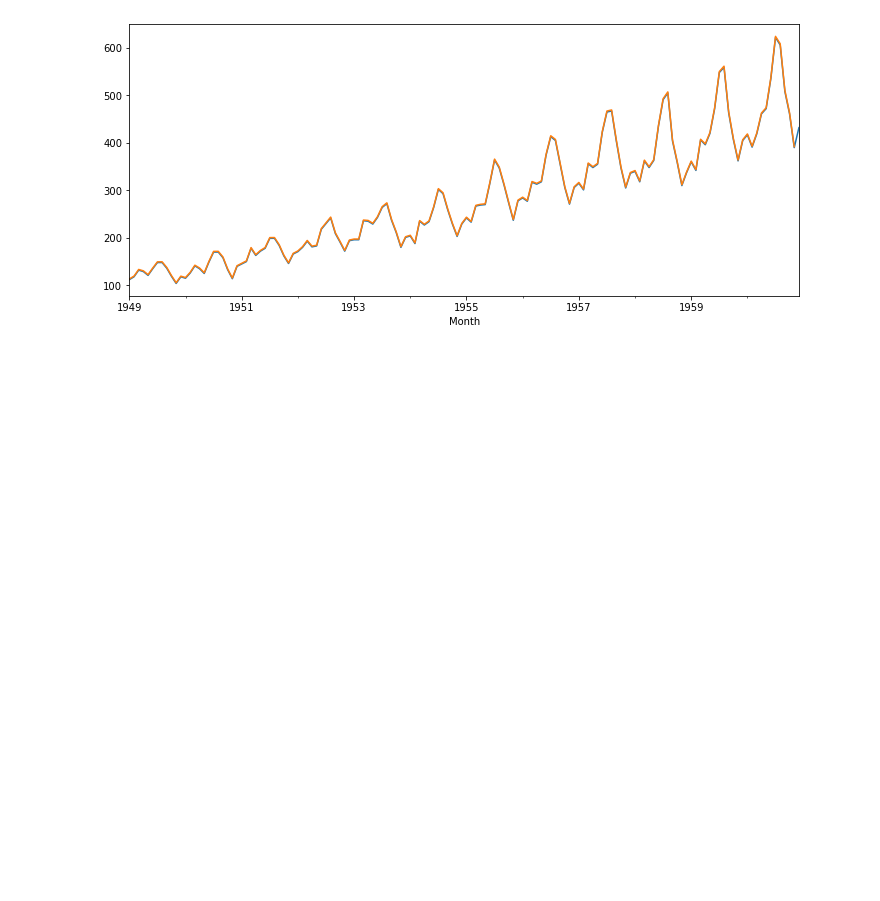
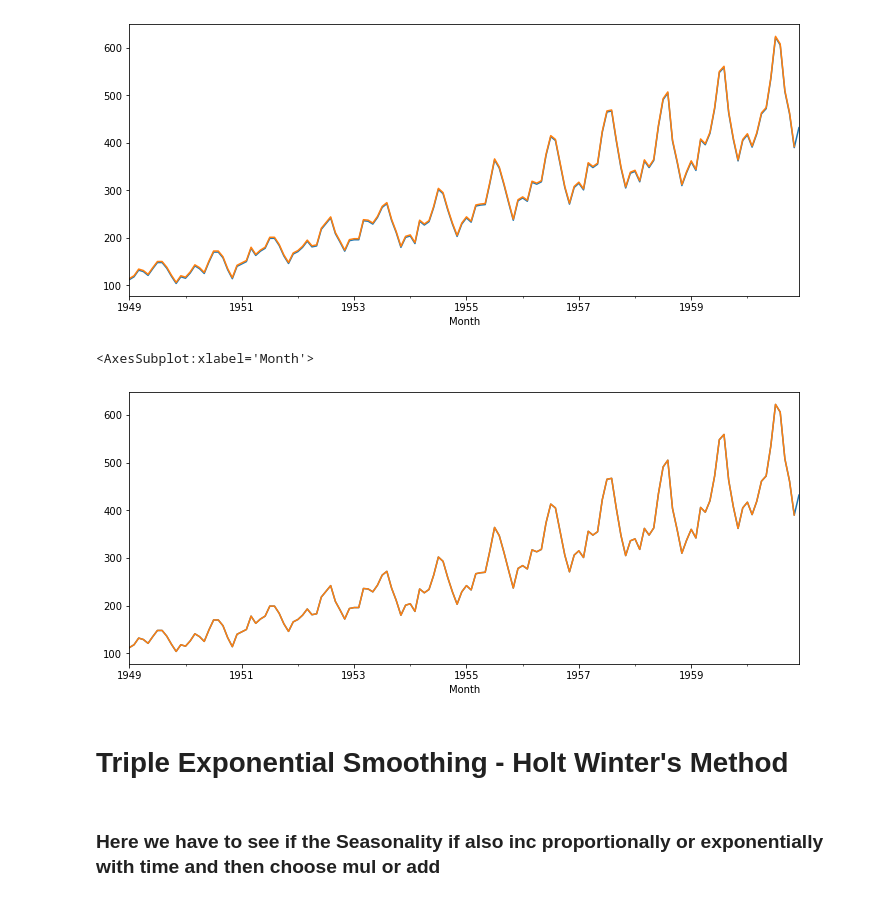
Before and after one commit to B2BDA/TIme_Series_SARIMA_Sales, a Jupyter notebook: Time_Series_Forecasting_Python.ipynb, the cells around one changed output. Drawn from its saved outputs; the diff is of its cells as text; code cells hidden in the pictures; blank space fills up the shorter version.

```diff
--- a/Time_Series_Forecasting_Python.ipynb
+++ b/Time_Series_Forecasting_Python.ipynb
@@ -757,3 +757,15 @@ model.plot()
 # %% [output]
 <AxesSubplot:xlabel='Month'>
 [figure]
+# %%
+model = ExponentialSmoothing(df, trend='mul').fit().fittedvalues.shift(-1)
+
+df.plot()
+model.plot()
+# %% [output]
+<AxesSubplot:xlabel='Month'>
+[figure, added]
+# %% [markdown]
+# Triple Exponential Smoothing - Holt Winter's Method
+# %% [markdown]
+### Here we have to see if the Seasonality if also inc proportionally or exponentially with time and then choose mul or add
```
Also changed, not shown: parts of 20 cells of this notebook.
